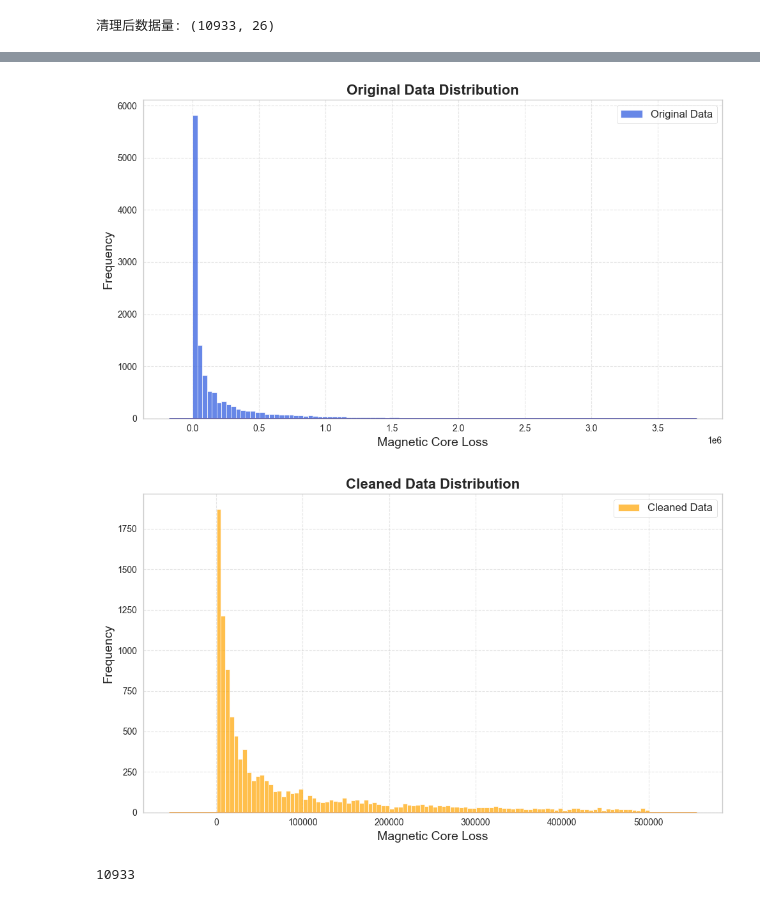
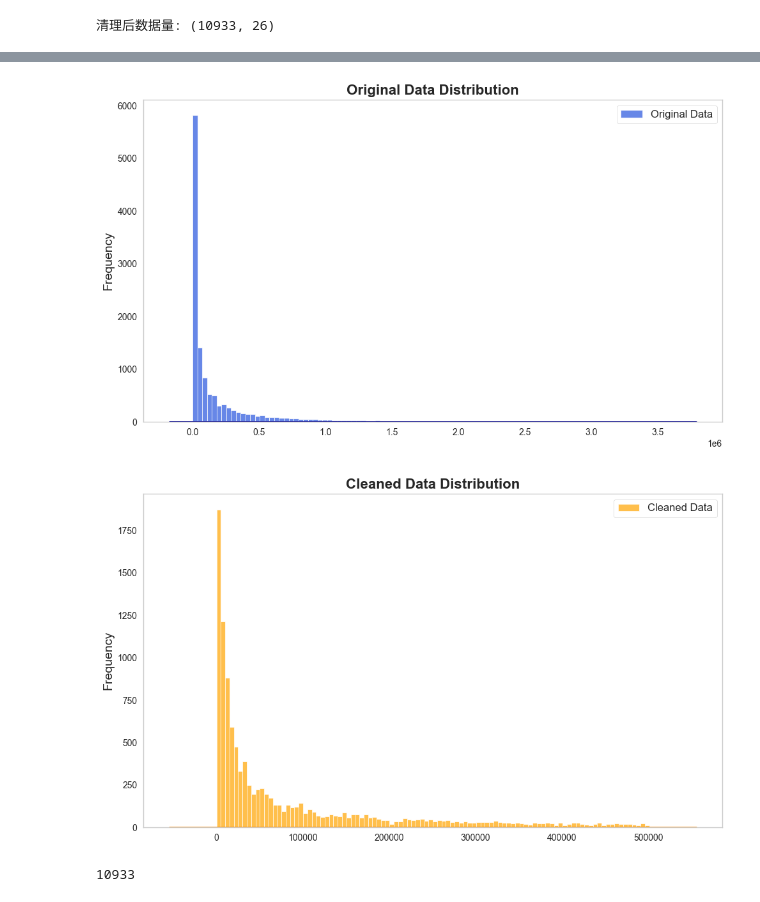
Before and after one commit to chunyoupeng/huawei-c, a Jupyter notebook: transformer.ipynb, the cells around one changed output, grey strips where cells are left out. Drawn from its saved outputs; the diff is of its cells as text; code cells hidden in the pictures.

```diff
--- a/transformer.ipynb
+++ b/transformer.ipynb
@@ -131,0 +298,25 @@ y.shape
+# %%
+import seaborn as sns
+import matplotlib.pyplot as plt
+
+# 设置风格和调色板
+sns.set_style("whitegrid")  # 你可以使用 'white', 'darkgrid' 等其他样式
+sns.set_palette("muted")    # 选择合适的调色板，例如 "muted", "bright", "pastel" 等
+
+# 创建箱线图
+plt.figure(figsize=(8, 6))  # 调整图的大小
+sns.boxplot(x=df_cleaned['core_loss'], orient='h', showfliers=False, color="skyblue")  # 使用水平箱线图 (h)
+
+# 去除 x 轴标签，并添加标题
+plt.xlabel(None)
+plt.title('Distribution of Core Loss', fontsize=16, fontweight='bold')  # 添加标题
+
+# 优化刻度样式
+plt.tick_params(axis='both', which='major', labelsize=12)  # 调整刻度文字大小
+plt.grid(True, axis='x', linestyle='--', alpha=0.7)  # 仅为x轴添加虚线网格
+
+# 去除右边和上边框
+sns.despine(left=False, bottom=False)
+
+# 显示图像
+plt.show()
@@ -132,5 +325,5 @@ y.shape
 # %%
-df = pd.read_csv('features25_and_full_loss.csv')
+df = pd.read_csv('feature25_with_loss_new.csv')
 y = df.iloc[:, -1]
 # 计算第一四分位数 (Q1) 和第三四分位数 (Q3)
 Q1 = df['core_loss'].quantile(0.25)
@@ -151,38 +356,42 @@ print(f'清理后数据量: {df_cleaned.shape}')
 # %%
 import seaborn as sns
 import matplotlib.pyplot as plt
 
 # 设置全局样式
 sns.set_style("whitegrid")
 plt.figure(figsize=(10, 6))
 
 # 绘制原始数据的直方图
 sns.histplot(df['core_loss'], bins=100, alpha=0.8, label='Original Data', color='royalblue')
 sns.kdeplot(df['core_loss'], color='darkblue', linewidth=2)
 
 plt.title('Original Data Distribution', fontsize=16, fontweight='bold')
-plt.xlabel('Magnetic Core Loss', fontsize=14)
+# plt.xlabel('Magnetic Core Loss', fontsize=14)
+plt.xlabel(None)
 plt.ylabel('Frequency', fontsize=14)
 plt.legend(fontsize=12)
-plt.grid(True, linestyle='--', alpha=0.5)
+# plt.grid(True, linestyle='--', alpha=0.5)
+plt.grid(False)
 plt.tight_layout()
 plt.show()
 
 # 绘制清理后的数据的直方图
 plt.figure(figsize=(10, 6))
 sns.histplot(df_cleaned['core_loss'], bins=100, alpha=0.7, label='Cleaned Data', color='orange')
 sns.kdeplot(df_cleaned['core_loss'], color='darkorange', linewidth=2)
 
 plt.title('Cleaned Data Distribution', fontsize=16, fontweight='bold')
-plt.xlabel('Magnetic Core Loss', fontsize=14)
+plt.xlabel(None)
+# plt.xlabel('Magnetic Core Loss', fontsize=14)
 plt.ylabel('Frequency', fontsize=14)
 plt.legend(fontsize=12)
-plt.grid(True, linestyle='--', alpha=0.5)
+# plt.grid(True, linestyle='--', alpha=0.5)
+plt.grid(False)
 plt.tight_layout()
 plt.show()
 # %% [output]
-[figure, old version]
+[figure, new version]
-[figure, old version]
+[figure, new version]
 # %%
 len(df_cleaned['core_loss'])
 # %% [output]
```
Also changed, not shown: parts of 45 cells of this notebook, 7 other files.
